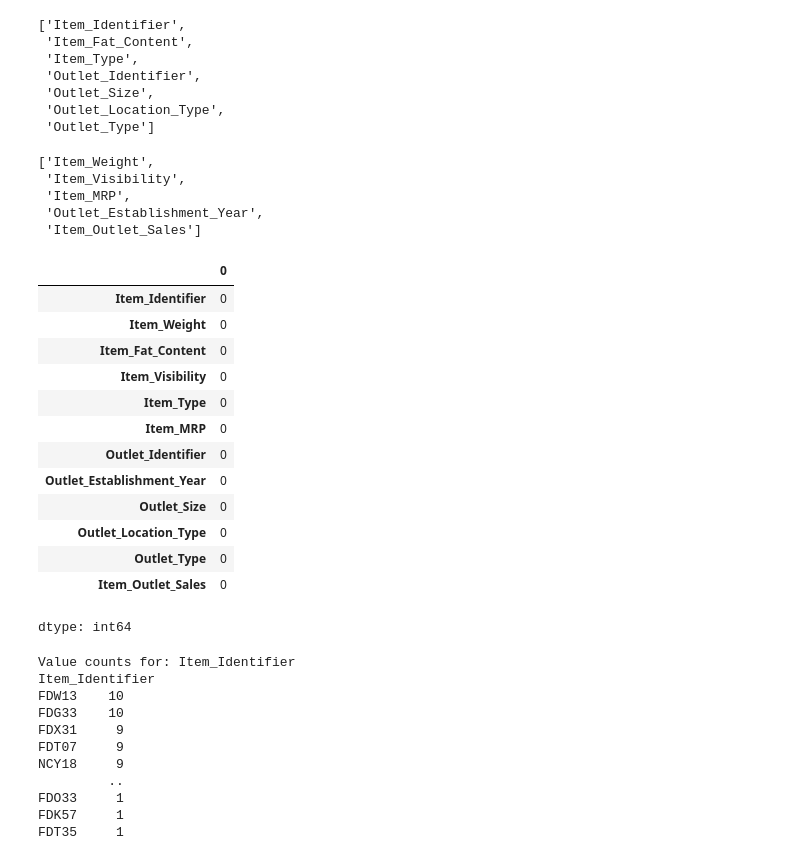
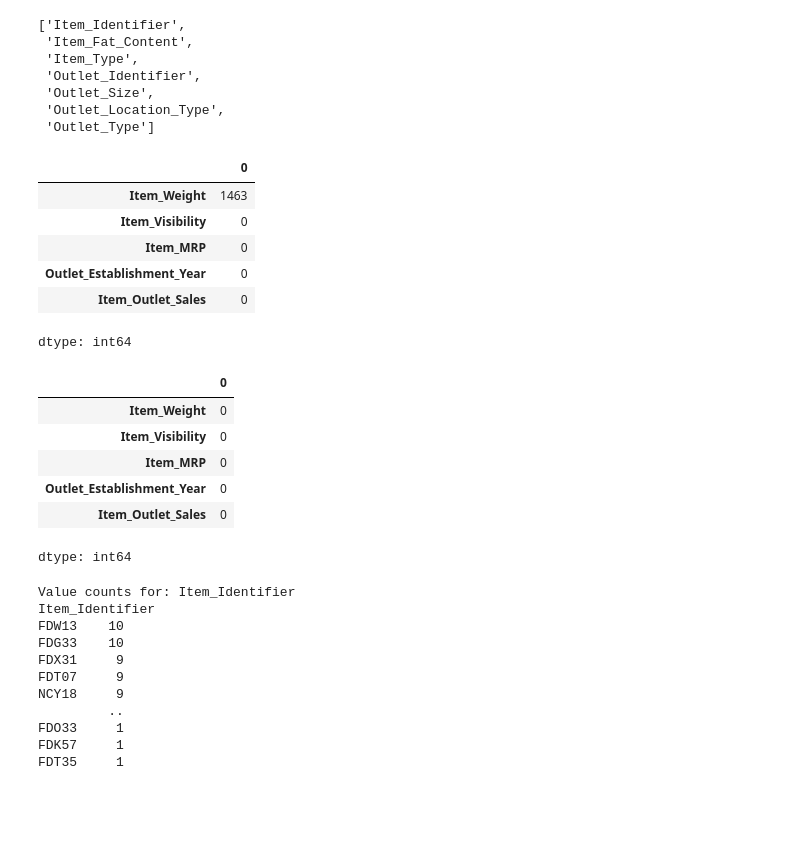
Before and after one commit to MutasemAlsallout0/Prediction-of-Product-Sales, a Jupyter notebook: Project2.ipynb, the cells around one changed output. Cells and saved outputs as stored; diff of their text form; code cells hidden in the pictures; blank space fills up the shorter version.

Commit message:
Edit missing values with real data

```diff
--- a/Project2.ipynb
+++ b/Project2.ipynb
@@ -89,38 +89,41 @@ categorical_cols
  'Outlet_Location_Type',
  'Outlet_Type']
 # %%
-# I used the list of categorical columns to fill null values with MISSING
-df[categorical_cols] = df[categorical_cols].fillna("MISSING")
+# I used the list of categorical columns to fill null values with mode
+df[categorical_cols].isna().sum()
+
+mode_outlet_size = df['Outlet_Size'].mode()[0]
+df['Outlet_Size'] = df['Outlet_Size'].fillna(mode_outlet_size)
 # %%
 #seconed: I saved list of numeric column names
 numeric_cols = df.select_dtypes('number').columns.tolist()
-numeric_cols
+df[numeric_cols].isna().sum()
 # %% [output]
+|  | 0 |
+| Item_Weight | 1463 |
+| Item_Visibility | 0 |
+| Item_MRP | 0 |
+| Outlet_Establishment_Year | 0 |
+| Item_Outlet_Sales | 0 |
-['Item_Weight',
- 'Item_Visibility',
- 'Item_MRP',
- 'Outlet_Establishment_Year',
- 'Item_Outlet_Sales']
+dtype: int64
 # %%
-# I used the list of numeric_cols columns to fill null values with -1
-df[numeric_cols] = df[numeric_cols].fillna(-1)
+# I used the list of numeric_cols columns to fill null values
+
+item_weight_map = df.groupby('Item_Identifier')['Item_Weight'].mean()
+
+df['Item_Weight'] = df['Item_Weight'].fillna(df['Item_Identifier'].map(item_weight_map))
+
+df['Item_Weight'] = df['Item_Weight'].fillna(df['Item_Weight'].mean())
 # %%
 #6) Confirm that there are no missing values.
 
-df.isna().sum()
+df[numeric_cols].isna().sum()
 # %% [output]
 |  | 0 |
-| Item_Identifier | 0 |
 | Item_Weight | 0 |
-| Item_Fat_Content | 0 |
 | Item_Visibility | 0 |
-| Item_Type | 0 |
 | Item_MRP | 0 |
-| Outlet_Identifier | 0 |
 | Outlet_Establishment_Year | 0 |
-| Outlet_Size | 0 |
-| Outlet_Location_Type | 0 |
-| Outlet_Type | 0 |
 | Item_Outlet_Sales | 0 |
 dtype: int64
 # %%
```
Also changed, not shown: parts of 1 cell of this notebook.
